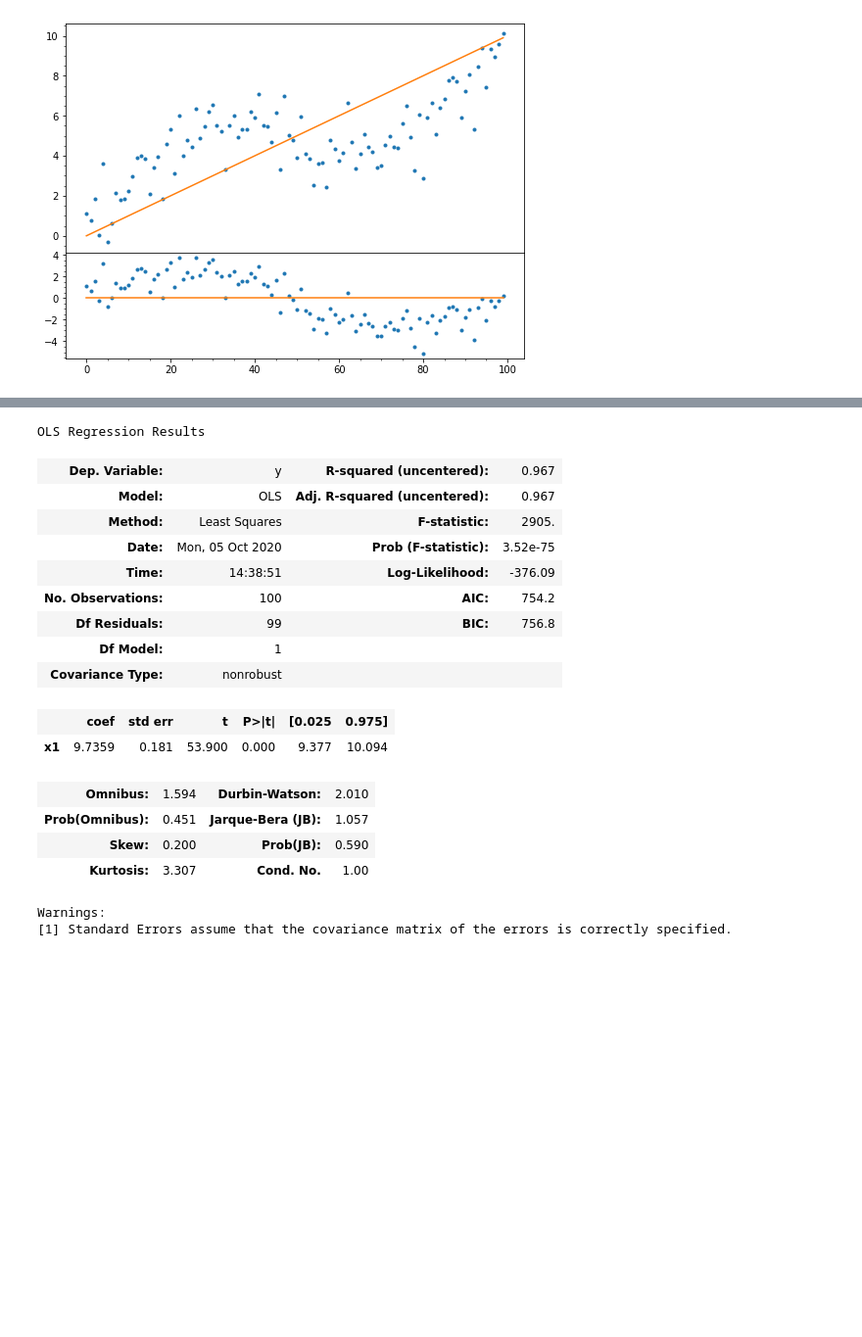
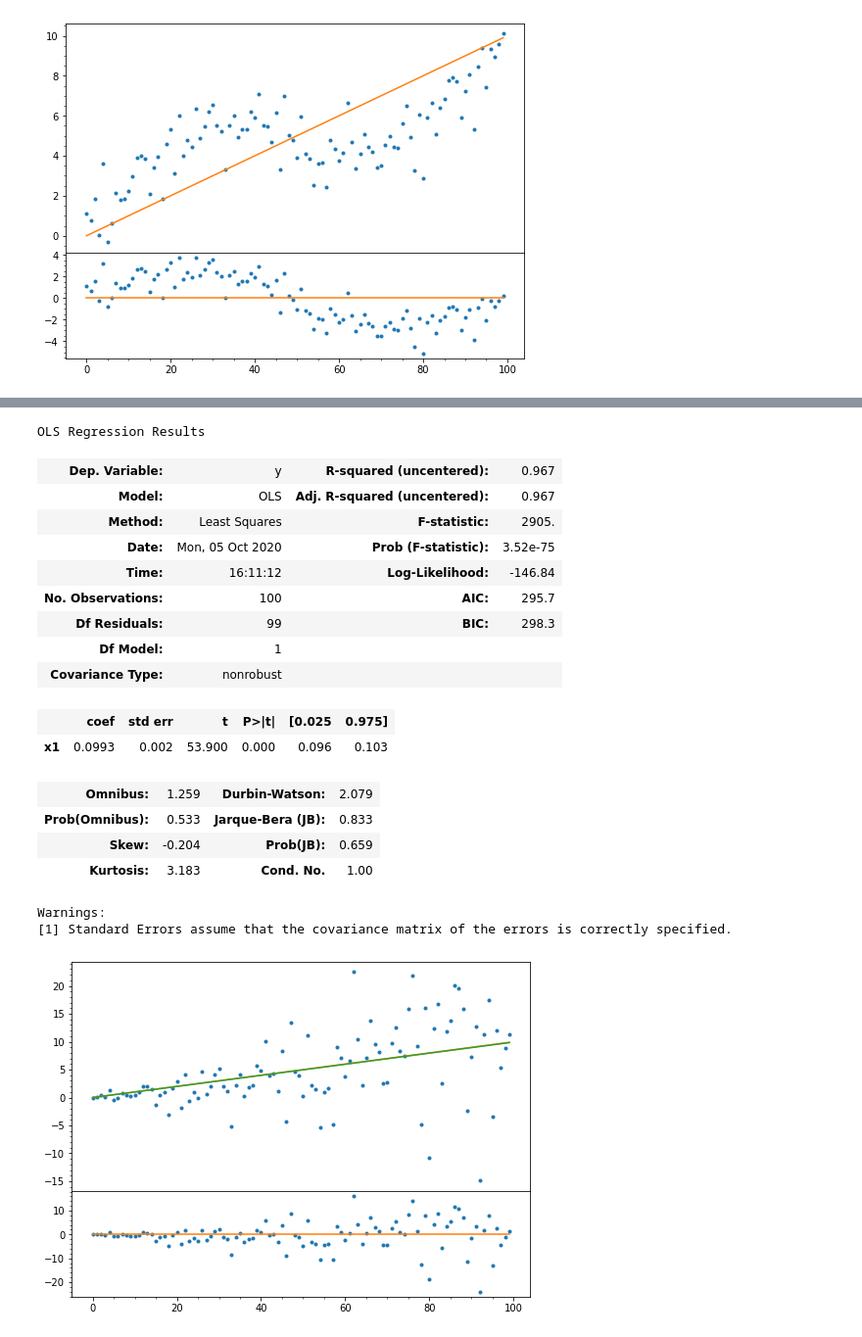
Before and after one commit to fedhere/PUS2020_FBianco, a Jupyter notebook: classdemo/residuals_demo.ipynb, the cells around one changed output, grey strips where cells are left out. Shown: that part at 98% size. Saved outputs shown, nothing was run; the diff lists cells and outputs as text; code cells hidden in the pictures; blank space fills up the shorter version.

```diff
--- a/classdemo/residuals_demo.ipynb
+++ b/classdemo/residuals_demo.ipynb
@@ -40,4 +40,5 @@ def resplot(x, y, fit=False):
   residuals = y - x/10
   axres.plot(x, residuals, '.')
   axres.plot(x, x - x);
+  return ax, axres
 # %%
@@ -52,6 +53,6 @@ resplot(x, y2)
 [figure]
 # %%
 np.random.seed(302)
-y3 = np.random.randn(100) * x + x / 30
-resplot(x, y3)
+y3 = np.random.randn(100) * x / 10  + x / 10
+resplot(x, y3);
 # %% [output]
@@ -59,26 +60,29 @@ resplot(x, y3)
 # %%
 import statsmodels.api as sm
 # %%
-ml = sm.OLS(endog=x, exog=y).fit()
+ax1, ax2 = resplot(x, y3)
+ml = sm.OLS(exog=x, endog=y).fit()
+ax1.plot(x, ml.predict())
 ml.summary()
 # %% [output]
 OLS Regression Results
 | Dep. Variable: | y | R-squared (uncentered): | 0.967 |
 | Model: | OLS | Adj. R-squared (uncentered): | 0.967 |
 | Method: | Least Squares | F-statistic: | 2905. |
 | Date: | Mon, 05 Oct 2020 | Prob (F-statistic): | 3.52e-75 |
-| Time: | 14:38:51 | Log-Likelihood: | -376.09 |
-| No. Observations: | 100 | AIC: | 754.2 |
-| Df Residuals: | 99 | BIC: | 756.8 |
+| Time: | 16:11:12 | Log-Likelihood: | -146.84 |
+| No. Observations: | 100 | AIC: | 295.7 |
+| Df Residuals: | 99 | BIC: | 298.3 |
 | Df Model: | 1 |  |  |
 | Covariance Type: | nonrobust |  |  |
 |  | coef | std err | t | P>|t| | [0.025 | 0.975] |
-| x1 | 9.7359 | 0.181 | 53.900 | 0.000 | 9.377 | 10.094 |
+| x1 | 0.0993 | 0.002 | 53.900 | 0.000 | 0.096 | 0.103 |
-| Omnibus: | 1.594 | Durbin-Watson: | 2.010 |
-| Prob(Omnibus): | 0.451 | Jarque-Bera (JB): | 1.057 |
-| Skew: | 0.200 | Prob(JB): | 0.590 |
-| Kurtosis: | 3.307 | Cond. No. | 1.00 |
+| Omnibus: | 1.259 | Durbin-Watson: | 2.079 |
+| Prob(Omnibus): | 0.533 | Jarque-Bera (JB): | 0.833 |
+| Skew: | -0.204 | Prob(JB): | 0.659 |
+| Kurtosis: | 3.183 | Cond. No. | 1.00 |
 Warnings:
 [1] Standard Errors assume that the covariance matrix of the errors is correctly specified.
+[figure, added]
 # %%
 from statsmodels import stats as sms
```
Also changed, not shown: parts of 15 cells of this notebook.
